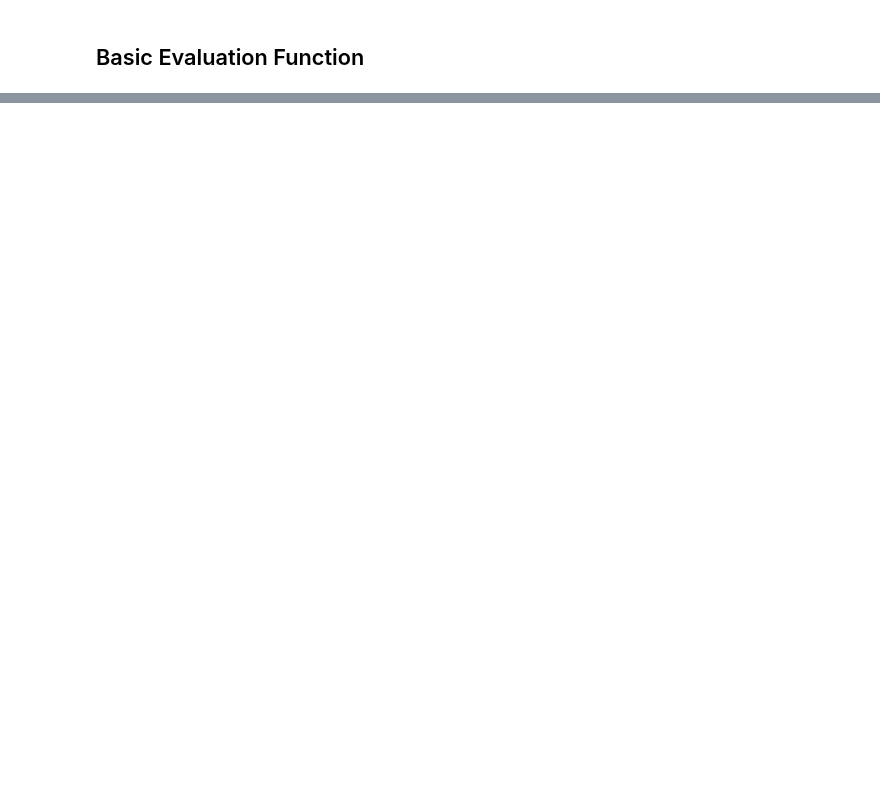
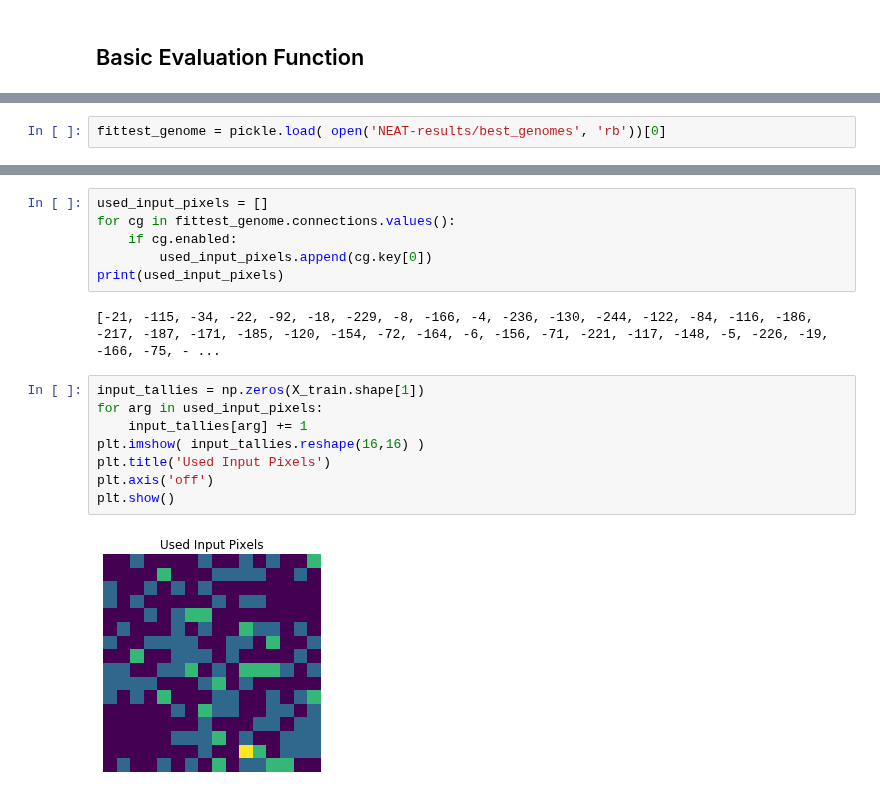
Before and after one commit to Avuerro/NaturalComputing, a Jupyter notebook: Project/NEAT-MNIST.ipynb, the cells around one changed output, grey strips where cells are left out. Cells and saved outputs as stored; diff of their text form; blank space fills up the shorter version.

```diff
--- a/Project/NEAT-MNIST.ipynb
+++ b/Project/NEAT-MNIST.ipynb
@@ -189,0 +287,2 @@ Output:
+# %%
+fittest_genome = pickle.load( open('NEAT-results/best_genomes', 'rb'))[0]
@@ -189,0 +309,18 @@ Output:
+# %%
+used_input_pixels = []
+for cg in fittest_genome.connections.values():
+    if cg.enabled:
+        used_input_pixels.append(cg.key[0])
+print(used_input_pixels)
+# %% [output]
+[-21, -115, -34, -22, -92, -18, -229, -8, -166, -4, -236, -130, -244, -122, -84, -116, -186, -217, -187, -171, -185, -120, -154, -72, -164, -6, -156, -71, -221, -117, -148, -5, -226, -19, -166, -75, - ...
+# %%
+input_tallies = np.zeros(X_train.shape[1])
+for arg in used_input_pixels:
+    input_tallies[arg] += 1
+plt.imshow( input_tallies.reshape(16,16) )
+plt.title('Used Input Pixels')
+plt.axis('off')
+plt.show()
+# %% [output]
+[figure, added]
```
Also changed, not shown: parts of 19 cells of this notebook, 24 other files.
